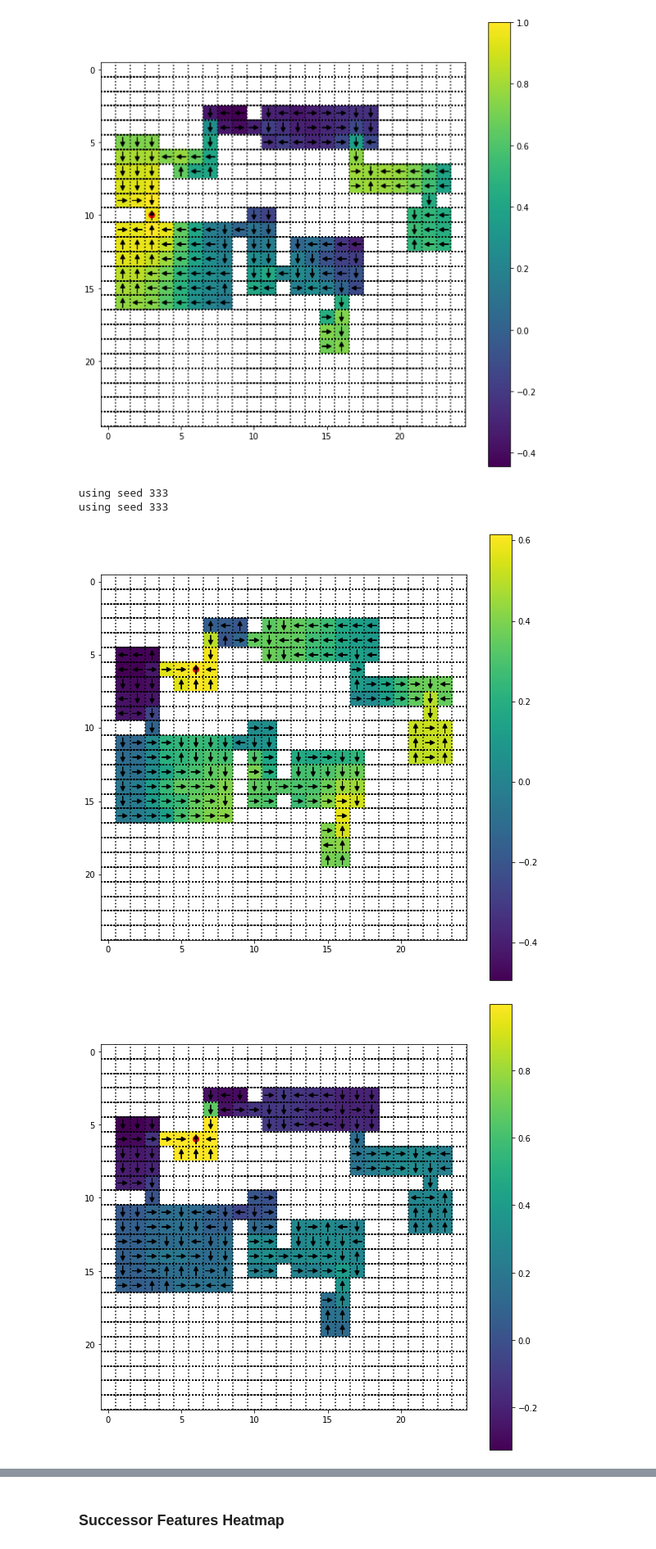
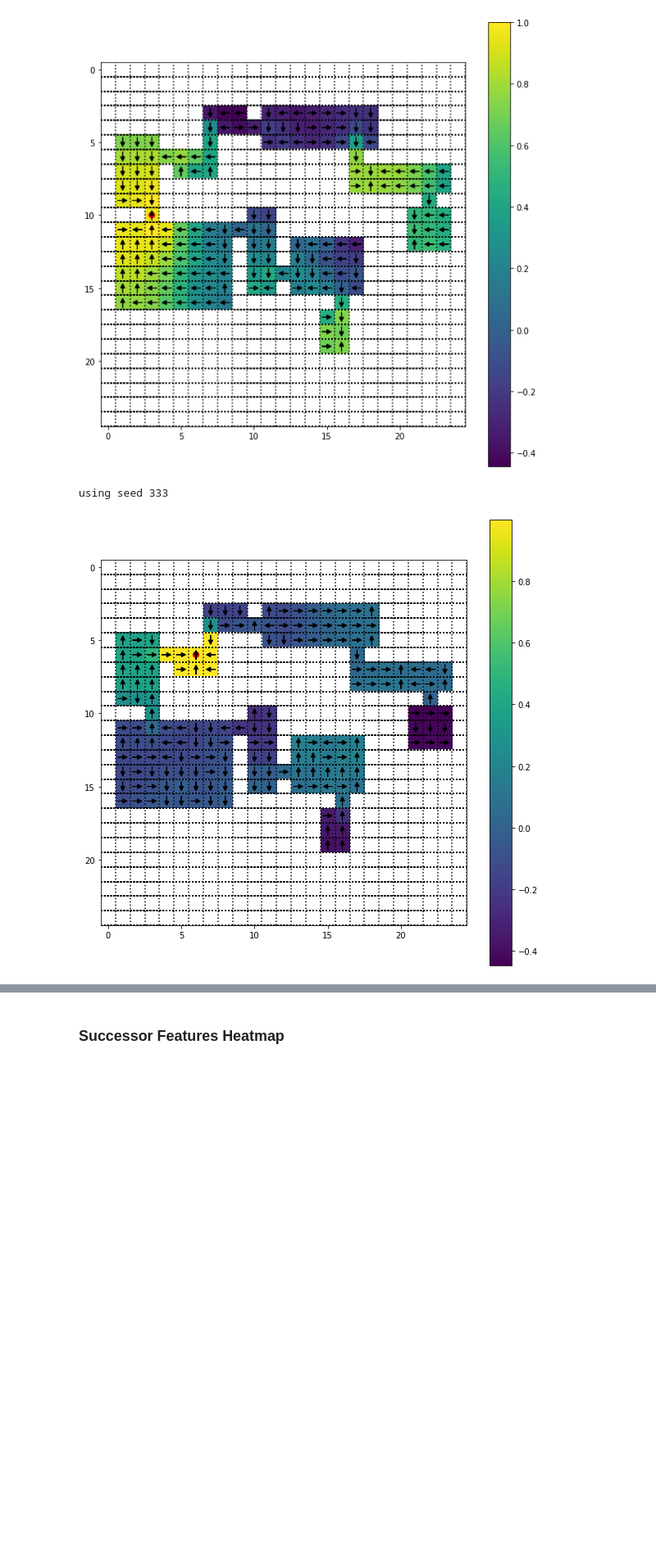
Before and after one commit to 2016choang/sfl, a Jupyter notebook: playground/new-envs.ipynb, the cells around one changed output, grey strips where cells are left out. Shown at 82% size. Drawn from its saved outputs; the diff is of its cells as text; code cells hidden in the pictures; blank space fills up the shorter version.

```diff
--- a/playground/new-envs.ipynb
+++ b/playground/new-envs.ipynb
@@ -299,17 +298,15 @@ using seed 333
 [figure]
 [figure]
 # %%
-# true distance landmark graph
+# perfect landmarks
 subgoal = (6, 6)
-run = '20200512/multiroom/run_24'
+run = '20200512/multiroom/run_30'
 itr = 200000
 itr -= 1
-visualize_subgoal_policy(run, itr, subgoal)
+# visualize_subgoal_policy(run, itr, subgoal)
 visualize_subgoal_policy(run, itr, subgoal, 'sf')
 # visualize_subgoal_policy(run, itr, subgoal, 'sf-look')
 # %% [output]
 using seed 333
-using seed 333
-[figure, old version]
+[figure, new version]
-[figure, removed]
 # %%
```
Also changed, not shown: parts of 3 cells of this notebook, 4 other files.
